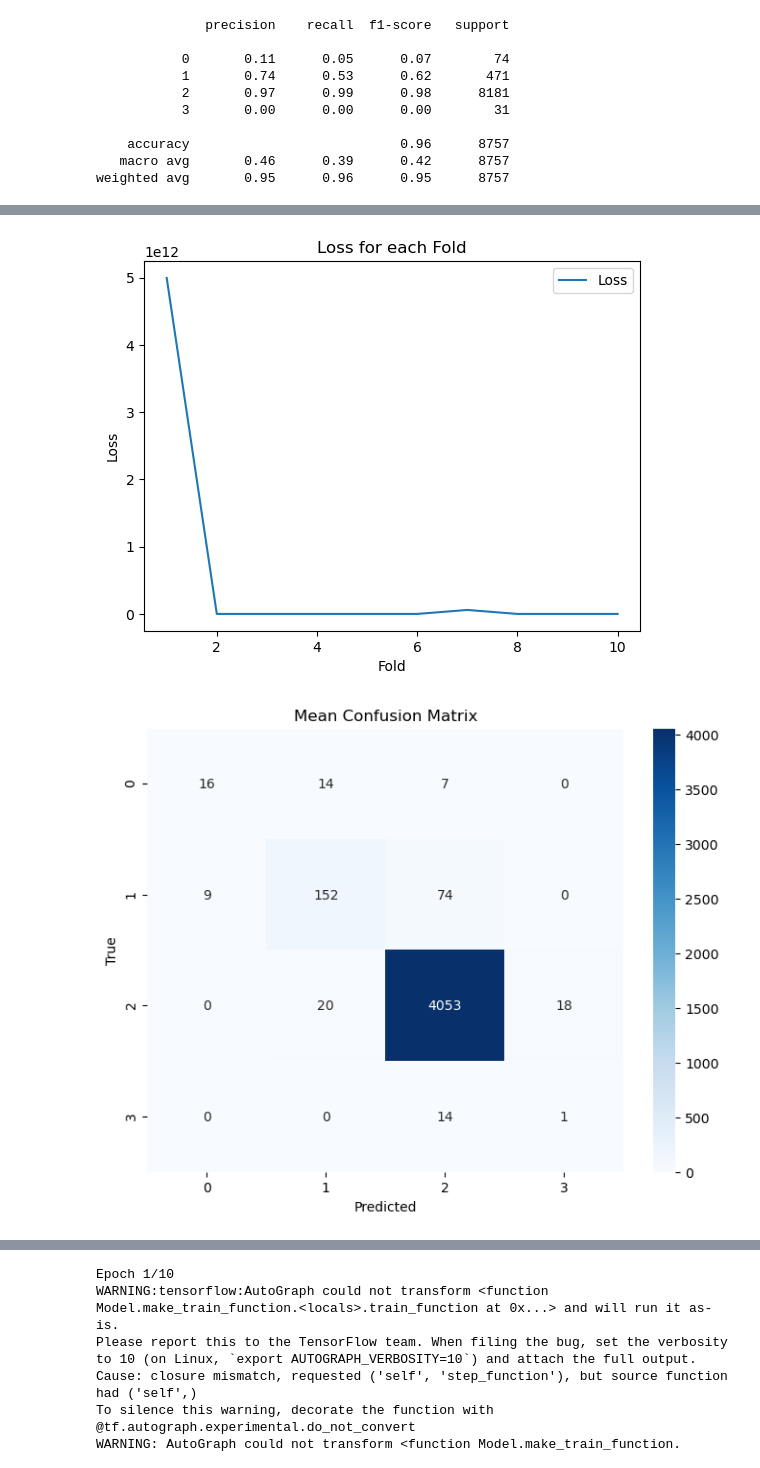
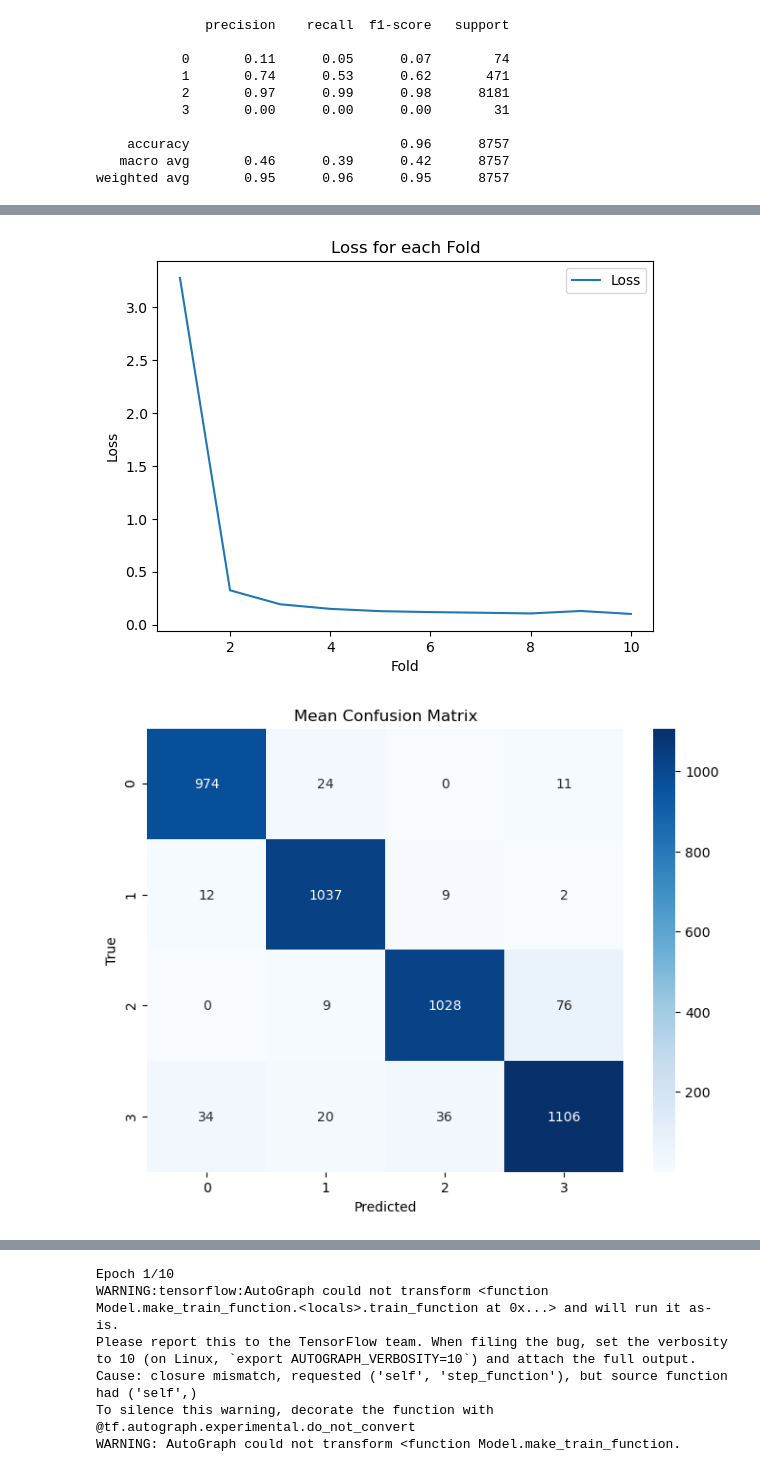
Before and after one commit to kd365/faafall22, a Jupyter notebook: Working_NN.ipynb, the cells around one changed output, grey strips where cells are left out. Drawn from its saved outputs; the diff is of its cells as text; code cells hidden in the pictures.

```diff
--- a/Working_NN.ipynb
+++ b/Working_NN.ipynb
@@ -572,0 +705,16 @@ weighted avg       0.95      0.96      0.95      8757
+# %%
+
+# Split the data into features (X) and target variable (y)
+X = resampled_df.drop('target', axis=1)
+y = resampled_df['target']
+
+# Perform multiple imputation
+imputer = IterativeImputer()
+X_imputed = imputer.fit_transform(X)
+
+# Create a new DataFrame with imputed values
+columns = X.columns
+df_imputed4 = pd.DataFrame(X_imputed, columns=columns)
+
+# Add the target column back to the imputed DataFrame
+df_imputed4['target'] = y
@@ -635,11 +896,11 @@ from sklearn.metrics import confusion_matrix
 import seaborn as sns
 
 # Split the data into features (X) and target variable (y)
-X = df_imputed3_shuffled.drop('target', axis=1)
-y = df_imputed3_shuffled['target']
+X = df_imputed4_shuffled.drop('target', axis=1)
+y = df_imputed4_shuffled['target']
 
 # Convert the target variable to categorical
-num_classes = df_imputed3_shuffled['target'].nunique()
+num_classes = df_imputed4_shuffled['target'].nunique()
 y_categorical = keras.utils.to_categorical(y - 1, num_classes=num_classes)
 
 # Define your model architecture
@@ -729,2 +990,2 @@ Standard Deviation of Accuracy: 0.012749289511164217
-[figure, old version]
+[figure, new version]
-[figure, old version]
+[figure, new version]
```
Also changed, not shown: parts of 68 cells of this notebook.
